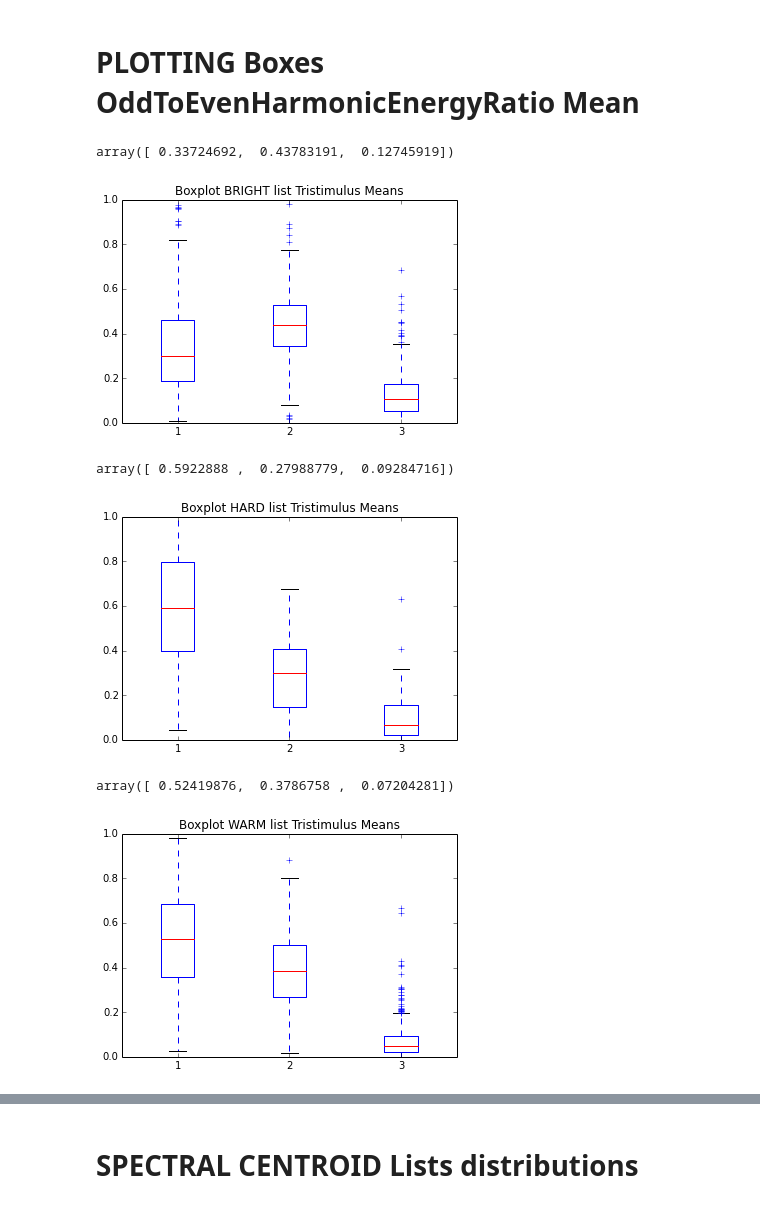
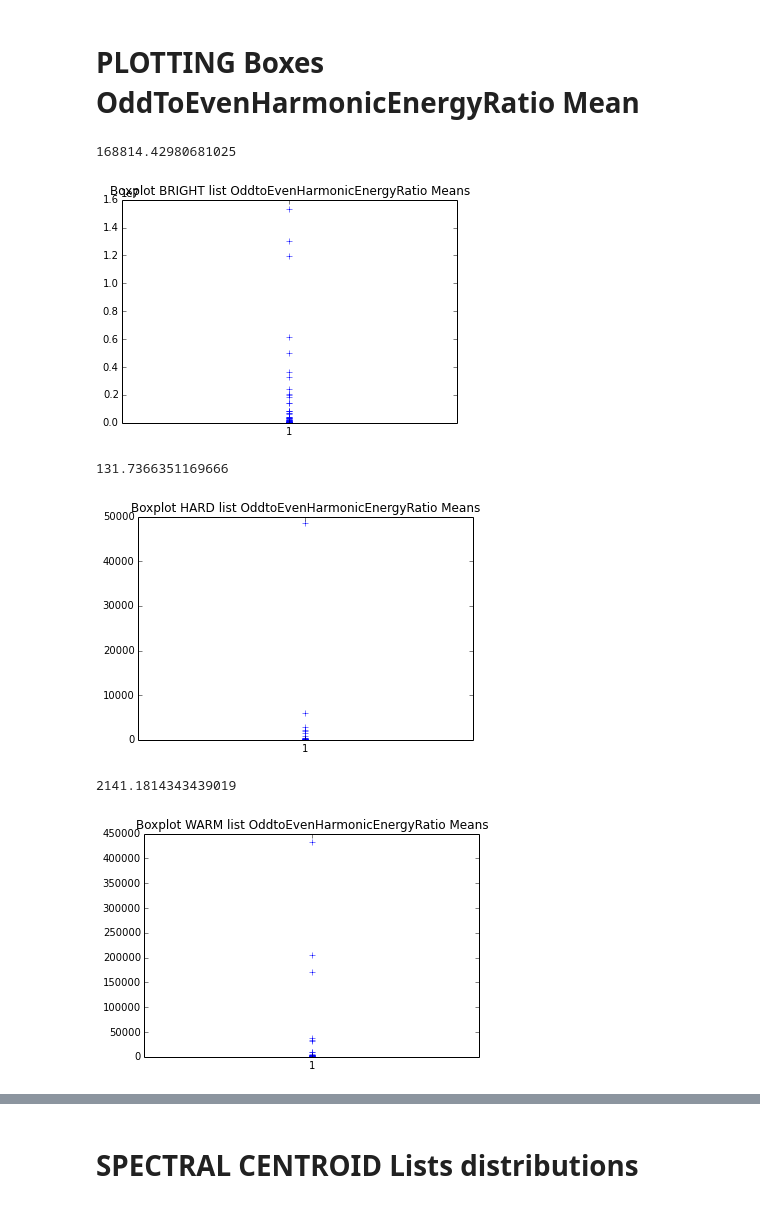
Before and after one commit to pedrogogo/SMC_Th, a Jupyter notebook: json_read_computing_essentia_descriptors.ipynb, the cells around one changed output, grey strips where cells are left out. Cells and saved outputs as stored; diff of their text form; code cells hidden in the pictures.

```diff
--- a/json_read_computing_essentia_descriptors.ipynb
+++ b/json_read_computing_essentia_descriptors.ipynb
@@ -885,24 +934,24 @@ array([ 0.48320411,  0.31486944,  0.12144342])
 # %% [markdown]
 # PLOTTING Boxes OddToEvenHarmonicEnergyRatio Mean
 # %%
-plt.title ('Boxplot BRIGHT list Tristimulus Means')
-plt.boxplot(trist_bright_mean)
-sum(trist_bright_mean) / float(len(trist_bright_mean))
+plt.title ('Boxplot BRIGHT list OddtoEvenHarmonicEnergyRatio Means')
+plt.boxplot(oteher_bright_mean)
+sum(oteher_bright_mean) / float(len(oteher_bright_mean))
 # %% [output]
-array([ 0.33724692,  0.43783191,  0.12745919])
+168814.42980681025
-[figure, old version]
+[figure, new version]
 # %%
-plt.title ('Boxplot HARD list Tristimulus Means')
-plt.boxplot(trist_hard_mean)
-sum(trist_hard_mean) / float(len(trist_hard_mean))
+plt.title ('Boxplot HARD list OddtoEvenHarmonicEnergyRatio Means')
+plt.boxplot(oteher_hard_mean)
+sum(oteher_hard_mean) / float(len(oteher_hard_mean))
 # %% [output]
-array([ 0.5922888 ,  0.27988779,  0.09284716])
+131.7366351169666
-[figure, old version]
+[figure, new version]
 # %%
-plt.title ('Boxplot WARM list Tristimulus Means')
-plt.boxplot(trist_warm_mean)
-sum(trist_warm_mean) / float(len(trist_warm_mean))
+plt.title ('Boxplot WARM list OddtoEvenHarmonicEnergyRatio Means')
+plt.boxplot(oteher_warm_mean)
+sum(oteher_warm_mean) / float(len(oteher_warm_mean))
 # %% [output]
-array([ 0.52419876,  0.3786758 ,  0.07204281])
+2141.1814343439019
-[figure, old version]
+[figure, new version]
 # %%
```
Also changed, not shown: parts of 38 cells of this notebook.
